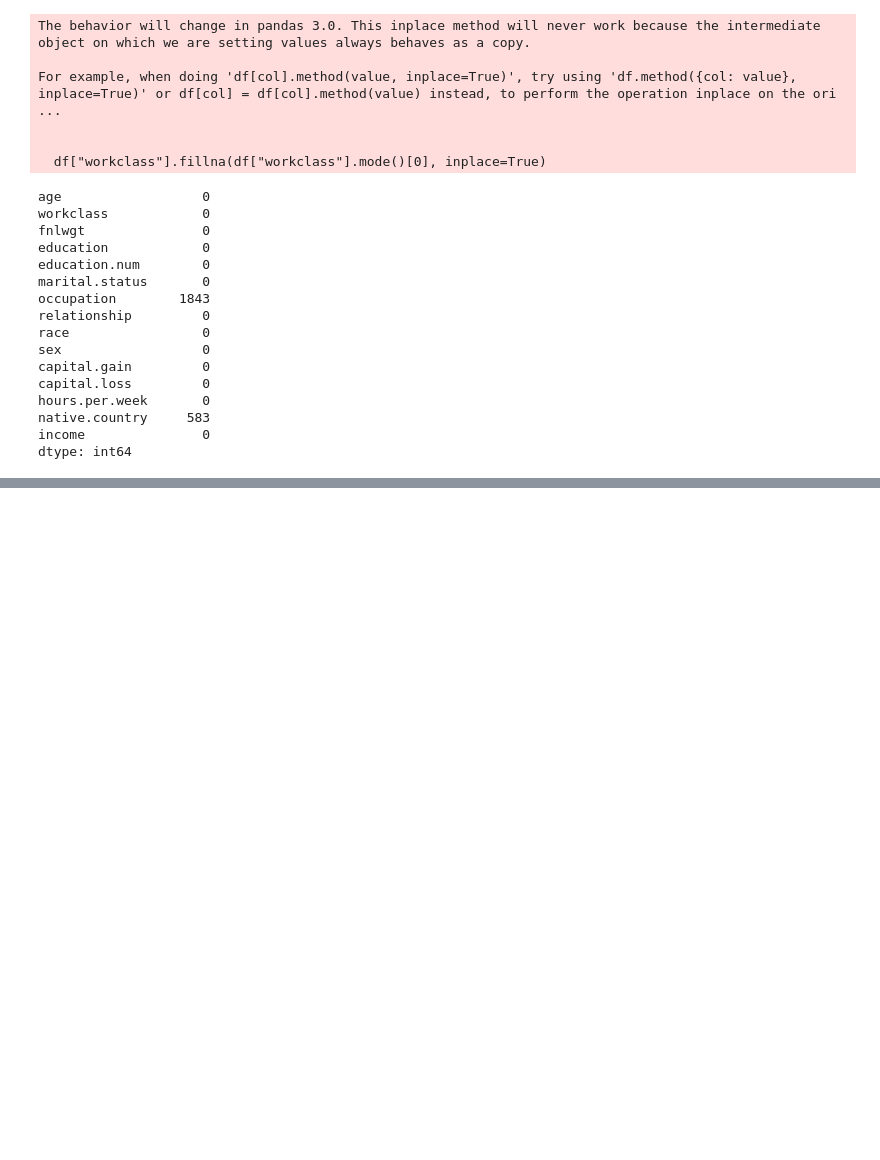
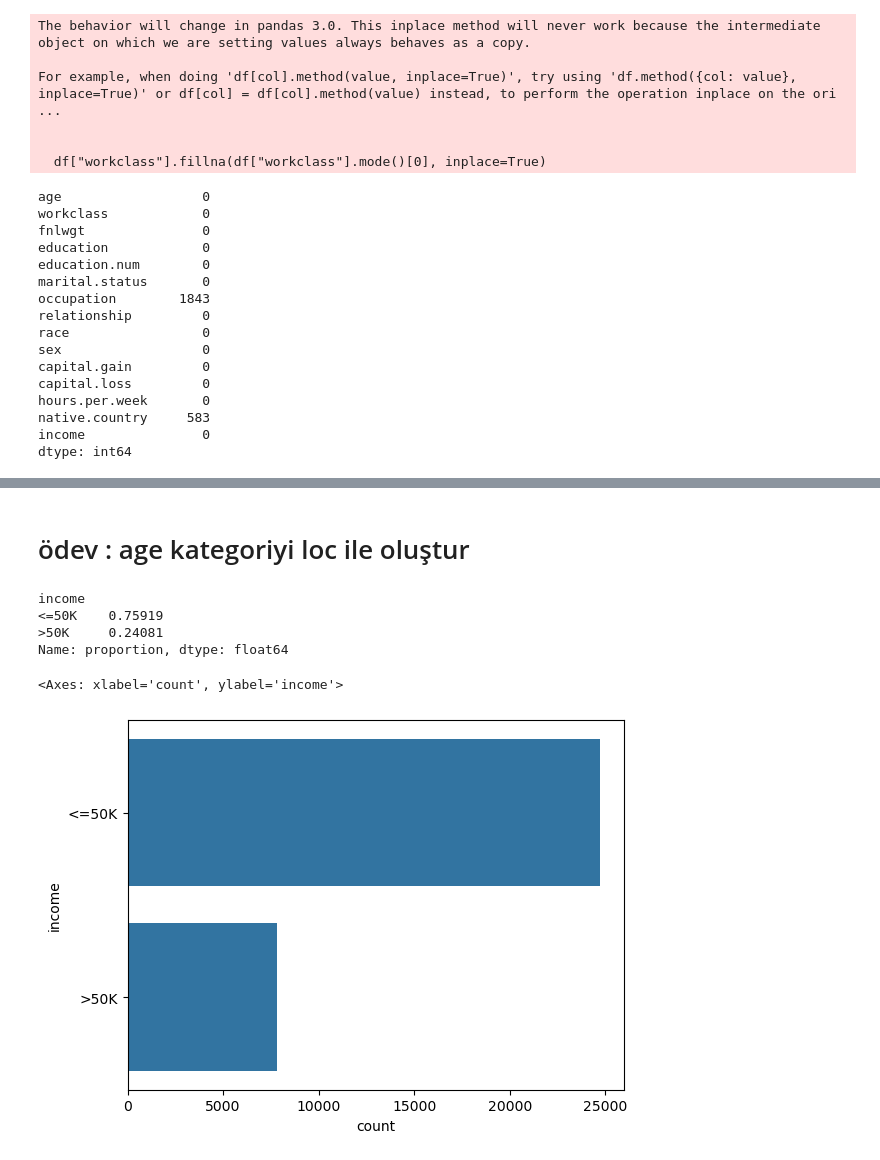
Before and after one commit to bayraktarengin/eurotech, a Jupyter notebook: kaggle/Adult.ipynb, the cells around one changed output, grey strips where cells are left out. Drawn from its saved outputs; the diff is of its cells as text; code cells hidden in the pictures; blank space fills up the shorter version.

```diff
--- a/kaggle/Adult.ipynb
+++ b/kaggle/Adult.ipynb
@@ -172,3 +176,8 @@ hours.per.week       0
 native.country     583
 income               0
 dtype: int64
+# %%
+df["workclass"].fillna(df["workclass"].mode()[0], inplace=True)
+# %%
+for column in df.columns:
+    df[column].fillna(df[column].mode()[0], inplace=True)
@@ -174,0 +244,14 @@ dtype: int64
+# %%
+def agecat(age):
+    if age < 18:
+        return "0-17"
+    elif 18 <= age < 30:
+        return "18-30"
+    elif 30 <= age < 40 :
+        return "30-39"
+    elif 40 <= age < 50:
+        return "40-49"
+    elif 50 <= age < 60:
+        return "50-59"
+    else :
+        return "60+"
@@ -174,0 +264,2 @@ dtype: int64
+# %%
+df["agecategory"] = df["age"].apply(agecat)
@@ -174,0 +275,9 @@ dtype: int64
+# %% [markdown]
+# ödev : age kategoriyi loc ile  oluştur
+# %%
+df["income"].value_counts(normalize=True)
+# %% [output]
+income
+<=50K    0.75919
+>50K     0.24081
+Name: proportion, dtype: float64
@@ -174,0 +286,5 @@ dtype: int64
+# %%
+sns.countplot(df["income"])
+# %% [output]
+<Axes: xlabel='count', ylabel='income'>
+[figure, added]
```
Also changed, not shown: parts of 15 cells of this notebook.
